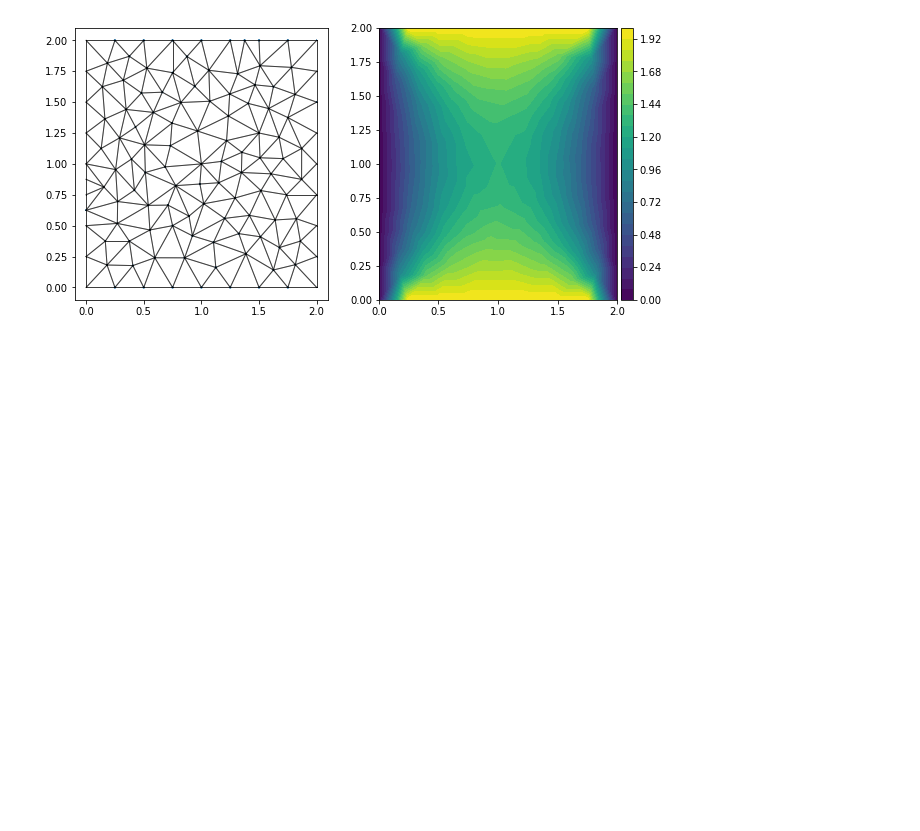
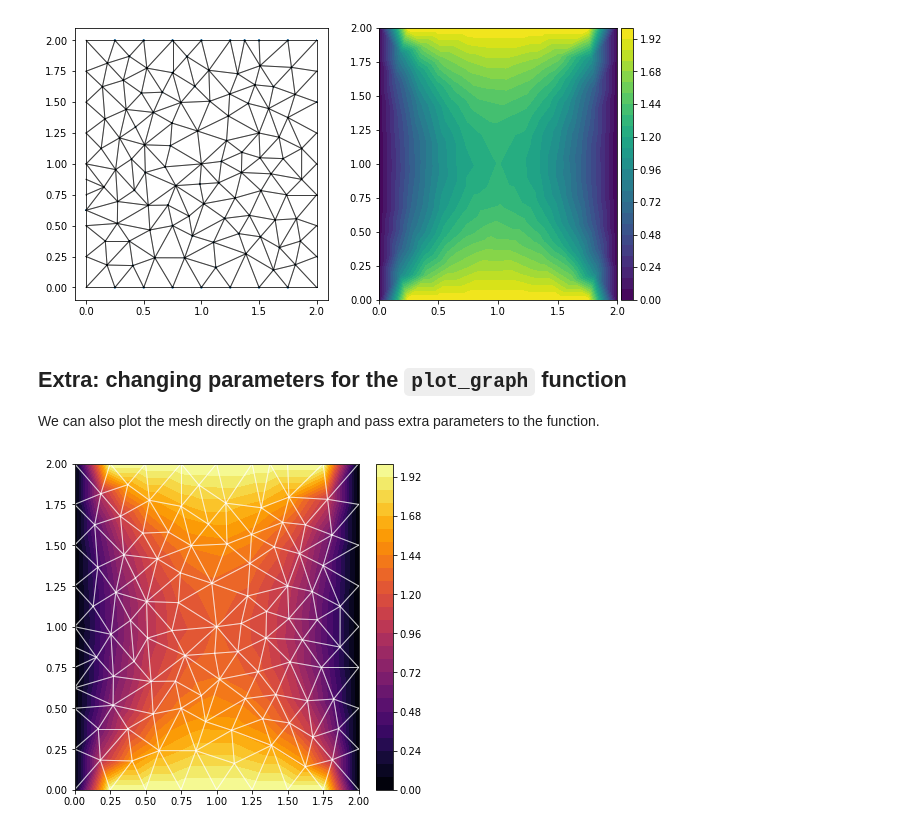
Before and after one commit to DiffEqML/pde-dataset-generator, a Jupyter notebook: notebook/possion.ipynb, the cells around one changed output. Cells and saved outputs as stored; diff of their text form; code cells hidden in the pictures; blank space fills up the shorter version.

Commit message:
Update notebook showing new plot

```diff
--- a/notebook/possion.ipynb
+++ b/notebook/possion.ipynb
@@ -123,3 +123,10 @@ graph = load_graphs('../data/possion_square_bc.bin')[0][0]
 plot_graph(graph)
 # %% [output]
 [figure]
+# %% [markdown]
+## Extra: changing parameters for the `plot_graph` function
+We can also plot the mesh directly on the graph and pass extra parameters to the function.
+# %%
+plot_graph(graph, mesh_color='white', separate_mesh=False, figsize=(14, 6), cmap='inferno')
+# %% [output]
+[figure, added]
```
Also changed, not shown: parts of 3 cells of this notebook.
